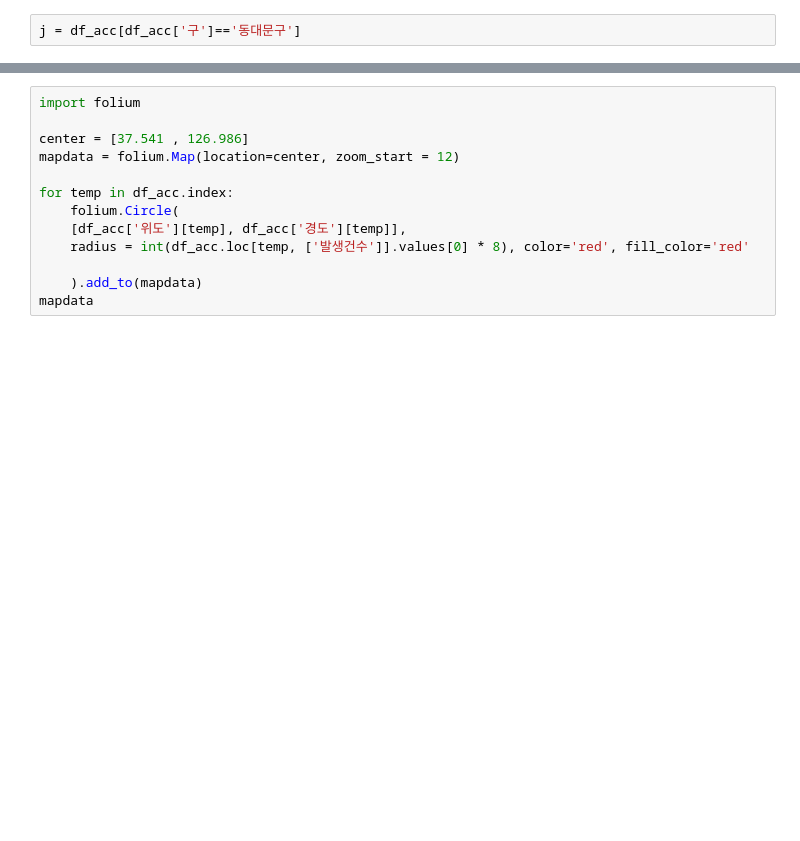
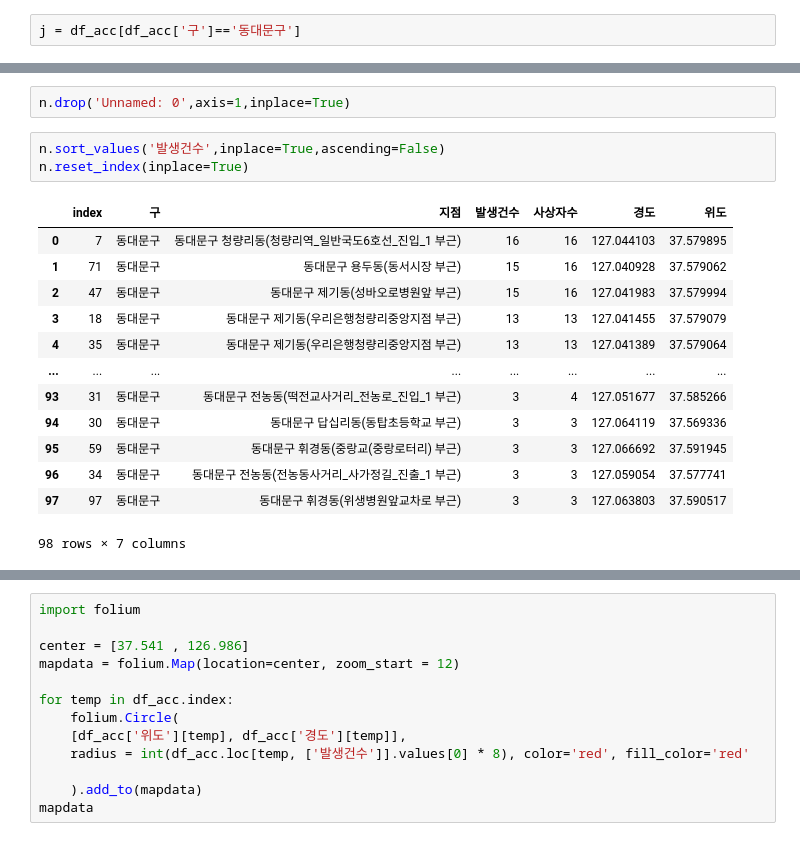
Before and after one commit to y7y1h13/StatisticsAnal, a Jupyter notebook: newPan/프로젝트/코드정리/고령자사고다발지역/사고다발지역 & 노인보호구역 선정.ipynb, the cells around one changed output, grey strips where cells are left out. Saved outputs shown, nothing was run; the diff lists cells and outputs as text; blank space fills up the shorter version.

```diff
--- a/newPan/프로젝트/코드정리/고령자사고다발지역/사고다발지역 & 노인보호구역 선정.ipynb
+++ b/newPan/프로젝트/코드정리/고령자사고다발지역/사고다발지역 & 노인보호구역 선정.ipynb
@@ -180,0 +219,19 @@ j.to_csv('../data/노인 교통사고 추이/동대문구 사고다발지역')
+# %%
+n.drop('Unnamed: 0',axis=1,inplace=True)
+# %%
+n.sort_values('발생건수',inplace=True,ascending=False)
+n.reset_index(inplace=True)
+# %% [output]
+|  | index | 구 | 지점 | 발생건수 | 사상자수 | 경도 | 위도 |
+| 0 | 7 | 동대문구 | 동대문구 청량리동(청량리역_일반국도6호선_진입_1 부근) | 16 | 16 | 127.044103 | 37.579895 |
+| 1 | 71 | 동대문구 | 동대문구 용두동(동서시장 부근) | 15 | 16 | 127.040928 | 37.579062 |
+| 2 | 47 | 동대문구 | 동대문구 제기동(성바오로병원앞 부근) | 15 | 16 | 127.041983 | 37.579994 |
+| 3 | 18 | 동대문구 | 동대문구 제기동(우리은행청량리중앙지점 부근) | 13 | 13 | 127.041455 | 37.579079 |
+| 4 | 35 | 동대문구 | 동대문구 제기동(우리은행청량리중앙지점 부근) | 13 | 13 | 127.041389 | 37.579064 |
+| ... | ... | ... | ... | ... | ... | ... | ... |
+| 93 | 31 | 동대문구 | 동대문구 전농동(떡전교사거리_전농로_진입_1 부근) | 3 | 4 | 127.051677 | 37.585266 |
+| 94 | 30 | 동대문구 | 동대문구 답십리동(동탑초등학교 부근) | 3 | 3 | 127.064119 | 37.569336 |
+| 95 | 59 | 동대문구 | 동대문구 휘경동(중랑교(중랑로터리) 부근) | 3 | 3 | 127.066692 | 37.591945 |
+| 96 | 34 | 동대문구 | 동대문구 전농동(전농동사거리_사가정길_진출_1 부근) | 3 | 3 | 127.059054 | 37.577741 |
+| 97 | 97 | 동대문구 | 동대문구 휘경동(위생병원앞교차로 부근) | 3 | 3 | 127.063803 | 37.590517 |
+98 rows × 7 columns
```
Also changed, not shown: parts of 10 cells of this notebook, 3 other files.
